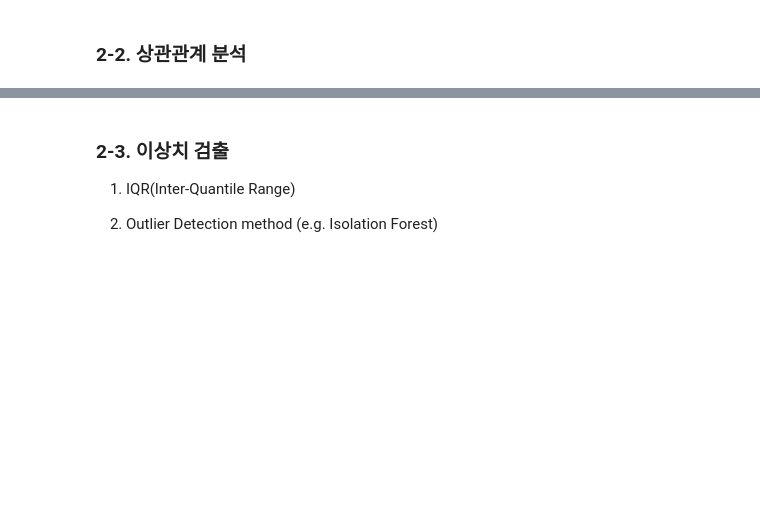
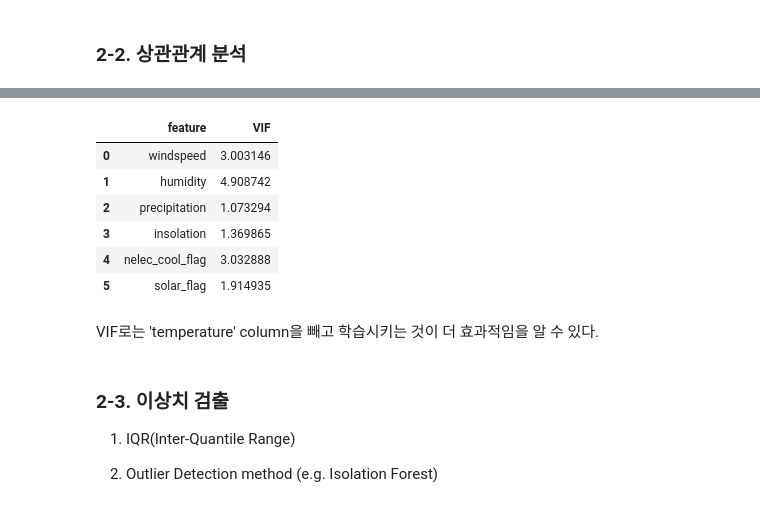
Before and after one commit to LEEHM97/machine-learning-exercises, a Jupyter notebook: 9.전력사용량/전력사용량 예측.ipynb, the cells around one changed output, grey strips where cells are left out. Drawn from its saved outputs; the diff is of its cells as text; code cells hidden in the pictures; blank space fills up the shorter version.

```diff
--- a/9.전력사용량/전력사용량 예측.ipynb
+++ b/9.전력사용량/전력사용량 예측.ipynb
@@ -402,3 +431,19 @@ plt.show()
+# %%
+features = X_train.drop(columns='temperature')
+pd.DataFrame({
+    'feature': features.columns,
+    'VIF' : [variance_inflation_factor(features.values, idx) for idx in range(features.shape[1])],
+})
+# %% [output]
+|  | feature | VIF |
+| 0 | windspeed | 3.003146 |
+| 1 | humidity | 4.908742 |
+| 2 | precipitation | 1.073294 |
+| 3 | insolation | 1.369865 |
+| 4 | nelec_cool_flag | 3.032888 |
+| 5 | solar_flag | 1.914935 |
+# %% [markdown]
+VIF로는 'temperature' column을 빼고 학습시키는 것이 더 효과적임을 알 수 있다.
 # %% [markdown]
 ### 2-3. 이상치 검출
 
```
Also changed, not shown: parts of 11 cells of this notebook.
